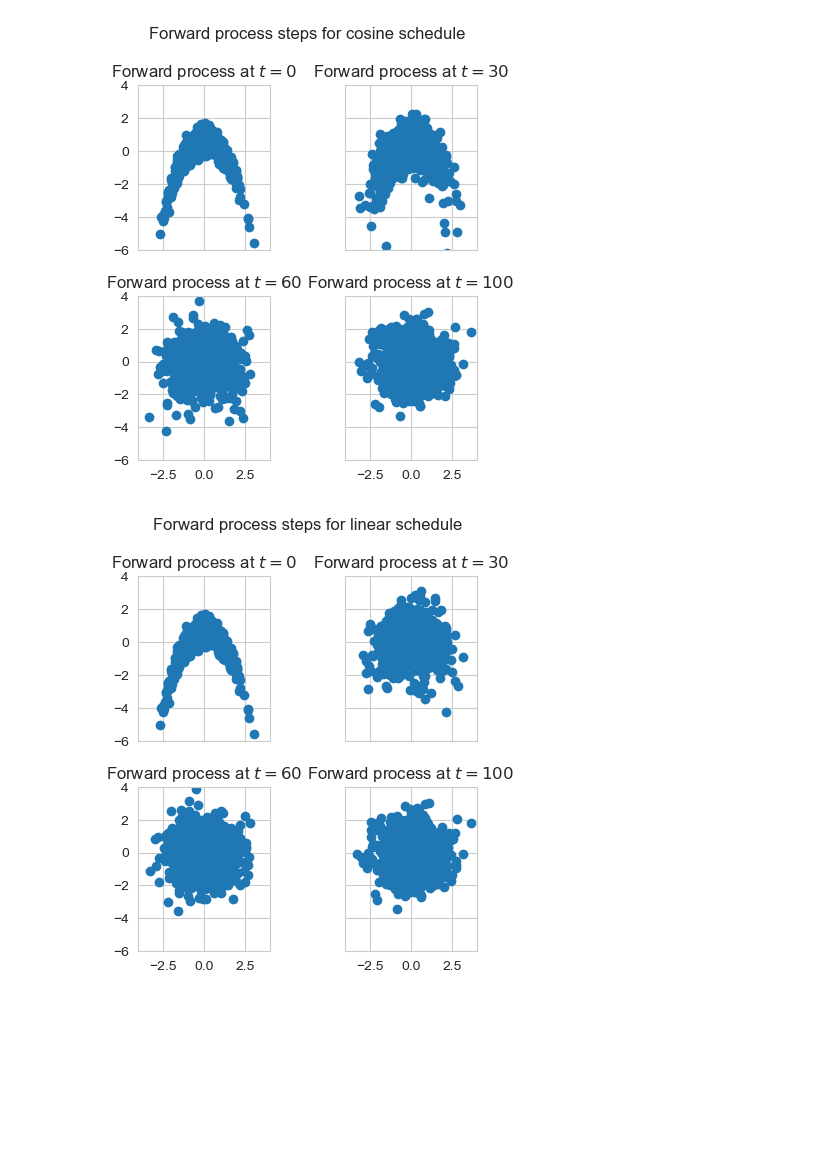
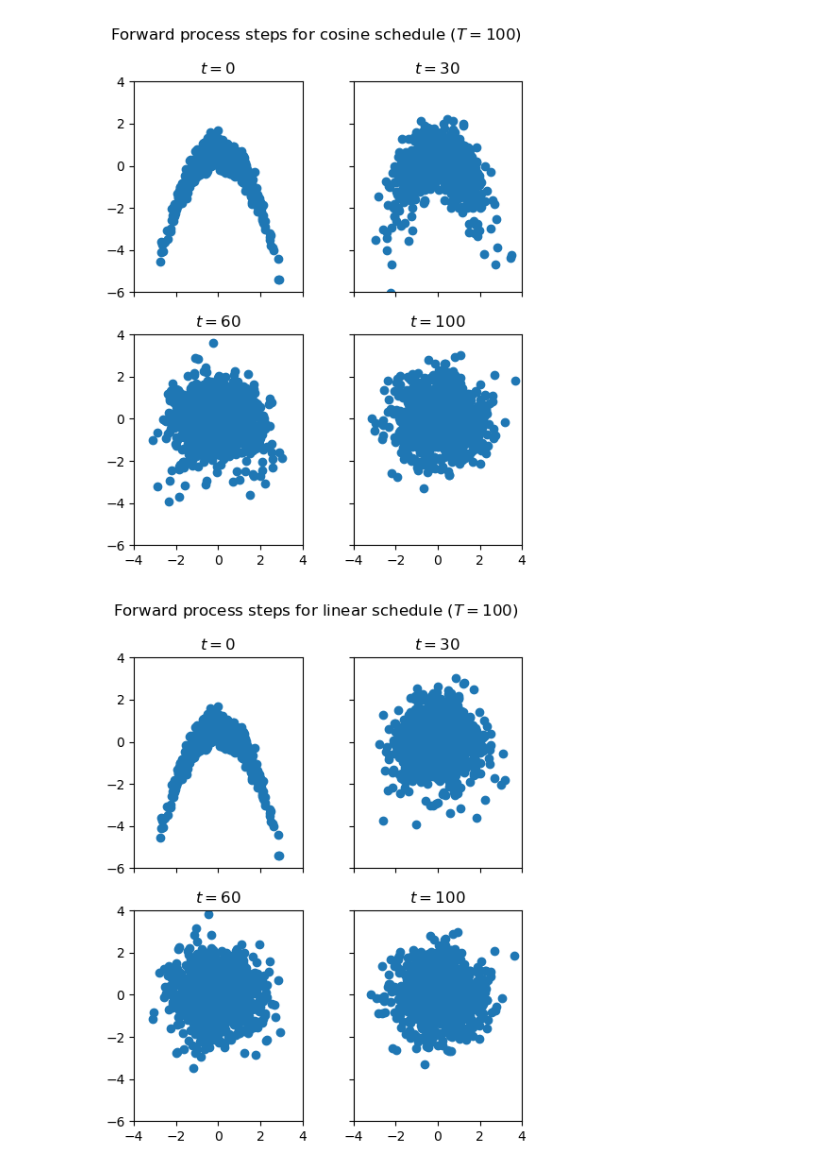
Before and after one commit to p-adema/diku-pml, a Jupyter notebook: sheet_3/diffusion.ipynb, the cells around one changed output. Cells and saved outputs as stored; diff of their text form; code cells hidden in the pictures; blank space fills up the shorter version.

```diff
--- a/sheet_3/diffusion.ipynb
+++ b/sheet_3/diffusion.ipynb
@@ -65,38 +65,41 @@ T: int = 100
 _ts = torch.linspace(0, 1, T + 1)
 _s = 0.08
 _gs = torch.cos(torch.pi / 2 * ((_ts + _s) / (1 + _s))) ** 2
 betas = torch.minimum(1 - _gs[1:] / _gs[:-1], torch.tensor(0.999))
 
 
 def gen_xts(xs: torch.Tensor, ts: torch.Tensor, bs: torch.Tensor = betas):
     xs, ts = torch.asarray(xs), torch.asarray(ts).flatten()
     alphas = torch.concat((torch.ones(1), torch.cumprod(1 - bs, 0)))[ts].unsqueeze(1)
     noise = torch.normal(0, 1, size=xs.shape)
     return noise, torch.asarray(
         torch.sqrt(alphas) * xs + torch.sqrt(1 - alphas) * noise, dtype=torch.float32
     )
 
 
 def plot_datapoints(ax: plt.Axes, xs: torch.Tensor, title: str = "", label: str = ""):
     ax.scatter(xs[:, 0], xs[:, 1], label=label)
     ax.set(
         title=title,
         xlim=(-4, 4),
         ylim=(-6, 4),
         aspect="equal",
     )
 
 
 for sched_bs, sched_name in ((betas, "cosine"), (0.05 * torch.ones(T), "linear")):
-    _, axss = plt.subplots(2, 2, tight_layout=True, sharey=True, sharex=True)
-    plt.suptitle(f"Forward process steps for {sched_name} schedule")
+    _, axss = plt.subplots(
+        2, 2, tight_layout=True, sharey=True, sharex=True, figsize=(5, 6)
+    )
+    plt.suptitle(f"Forward process steps for {sched_name} schedule ($T=100$)")
     torch.manual_seed(0)
     for cur_ax, timestep in zip(axss.flat, (0, 30, 60, 100)):
         _noise, test_xts = gen_xts(Xs, timestep, bs=sched_bs)
-        plot_datapoints(cur_ax, test_xts, title=f"Forward process at $t={timestep}$")
+        plot_datapoints(cur_ax, test_xts, title=f"$t={timestep}$")
+plt.show()
 # %% [output]
-[figure, old version]
+[figure, new version]
-[figure, old version]
+[figure, new version]
 # %%
 # Task 2: implement the loss function for gradient descent (eq 76 in th script, or L_simple in the background material)
 # implement by sampling a random time step t in 0,..,T
```
Also changed, not shown: parts of 3 cells of this notebook, 2 other files.
